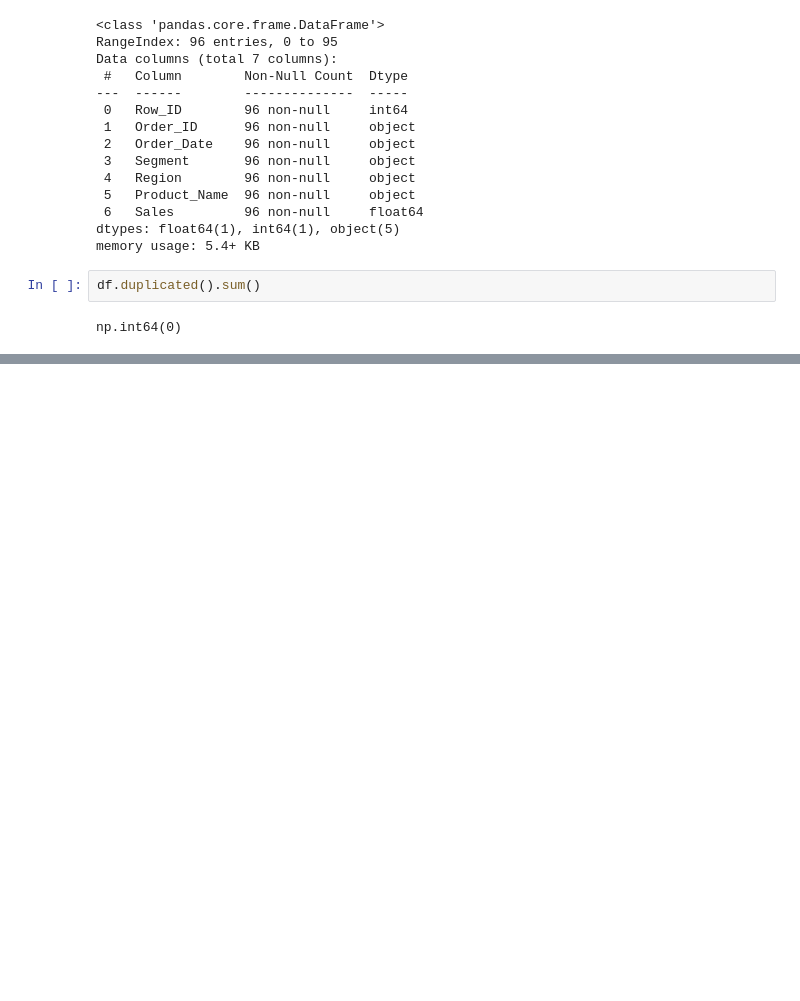
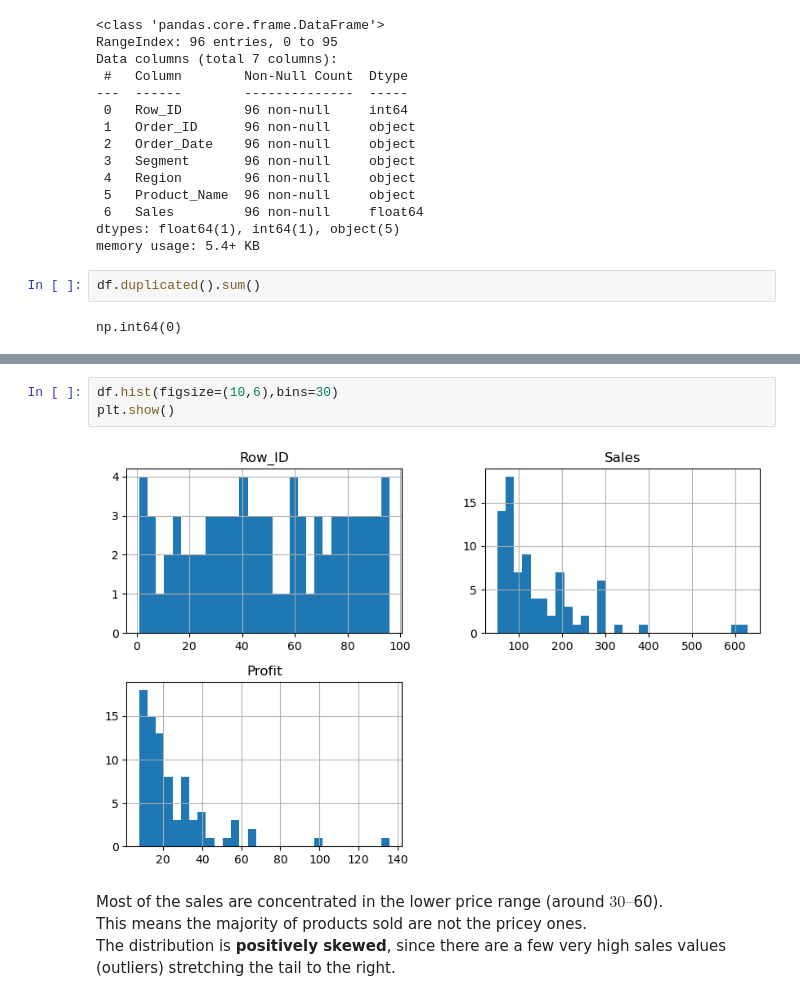
Before and after one commit to Ayush080-bct/Superstore-data-pipeline, a Jupyter notebook: notebook/Eda2.ipynb, the cells around one changed output, grey strips where cells are left out. Drawn from its saved outputs; the diff is of its cells as text; blank space fills up the shorter version.

```diff
--- a/notebook/Eda2.ipynb
+++ b/notebook/Eda2.ipynb
@@ -65,0 +117,9 @@ np.int64(0)
+# %%
+df.hist(figsize=(10,6),bins=30)
+plt.show()
+# %% [output]
+[figure, added]
+# %% [markdown]
+Most of the sales are concentrated in the lower price range (around $30–$60).
+This means the majority of products sold are not the pricey ones.
+The distribution is **positively skewed**, since there are a few very high sales values (outliers) stretching the tail to the right.
```
Also changed, not shown: parts of 33 cells of this notebook, 3 other files.
